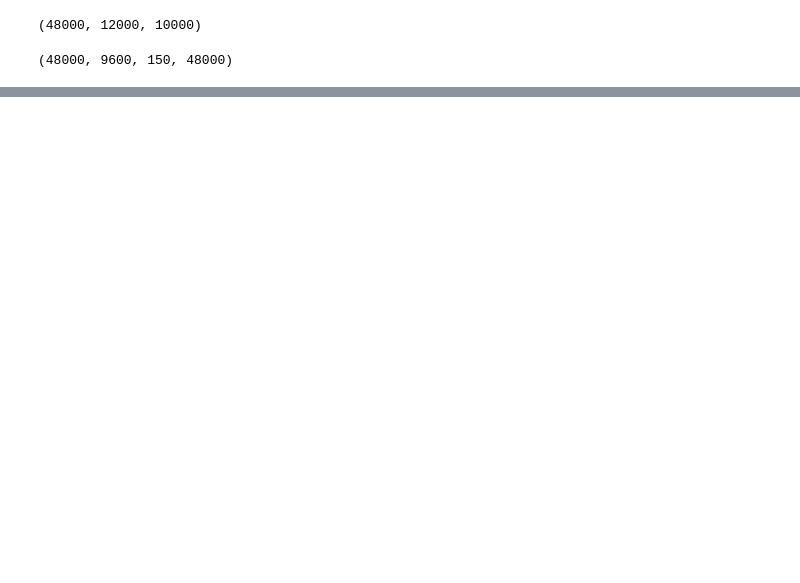
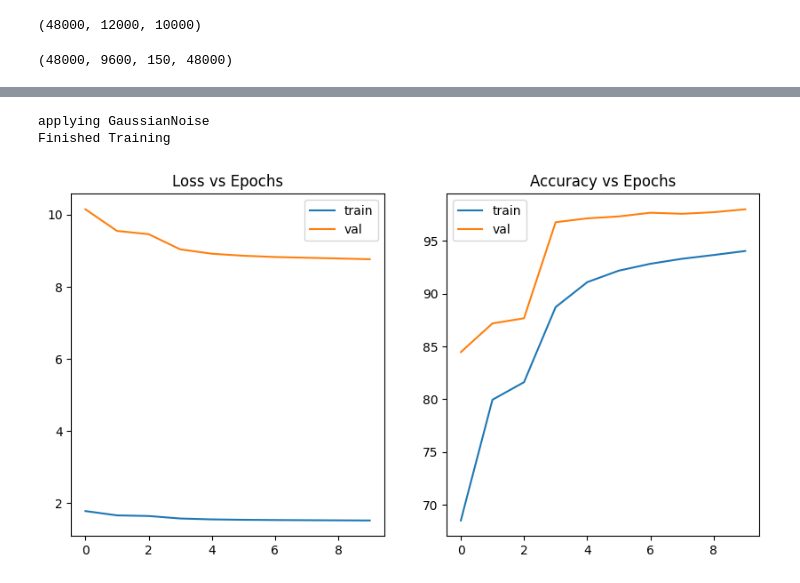
Before and after one commit to aayushgakhar/dl_assignments, a Jupyter notebook: a2/q3.ipynb, the cells around one changed output, grey strips where cells are left out. Cells and saved outputs as stored; diff of their text form; code cells hidden in the pictures; blank space fills up the shorter version.

```diff
--- a/a2/q3.ipynb
+++ b/a2/q3.ipynb
@@ -216,0 +223,25 @@ applying Resize
+# %%
+
+print('applying',transform_name)
+model = CNN()
+train_loss, val_loss, train_acc, val_acc = train(model, train_loader, subset_loader, transforms_combined, val_loader, nn.CrossEntropyLoss(
+), optim.Adam(model.parameters(), lr=0.001), epochs=10)
+torch.save(model.state_dict(),
+           'models/model-a2-q3-combined.pt')
+fig, axs = plt.subplots(1, 2, figsize=(10, 5), squeeze=False)
+axs[0, 0].plot(train_loss, label='train')
+axs[0, 0].plot(val_loss, label='val')
+axs[0, 0].set_title('Loss vs Epochs')
+axs[0, 0].legend()
+# axs[0, 0].show()
+
+
+axs[0, 1].plot(train_acc, label='train')
+axs[0, 1].plot(val_acc, label='val')
+axs[0, 1].set_title('Accuracy vs Epochs')
+axs[0, 1].legend()
+plt.show()
+# %% [output]
+applying GaussianNoise
+Finished Training
+[figure, added]
```
Also changed, not shown: parts of 3 cells of this notebook, 1 other file.
